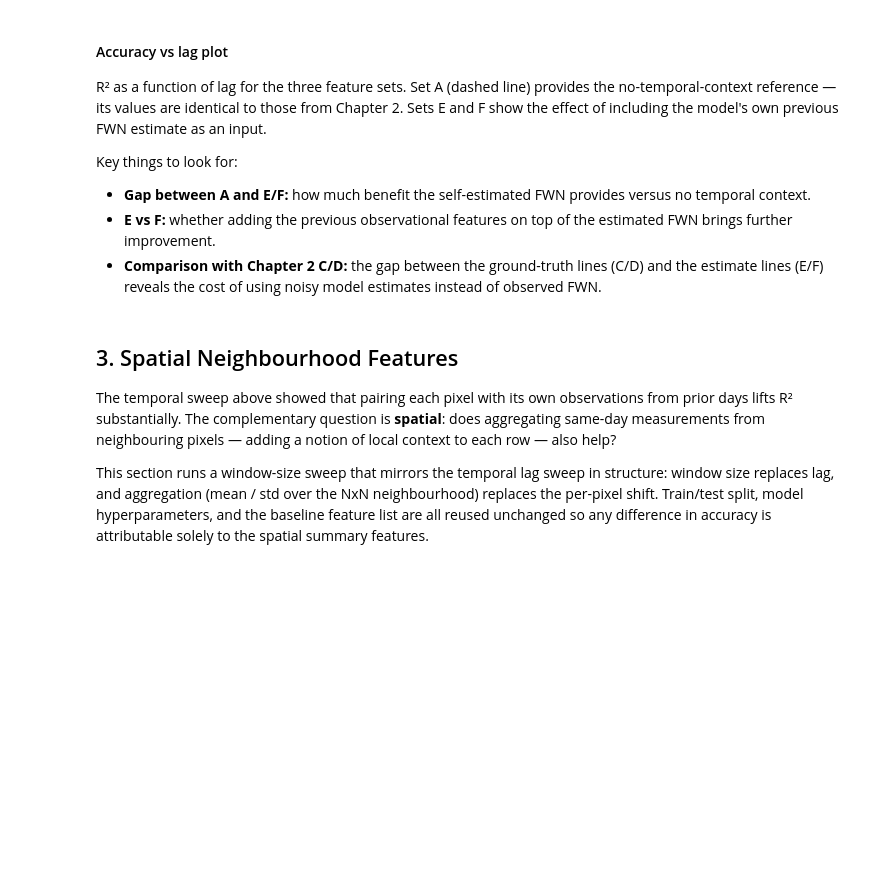
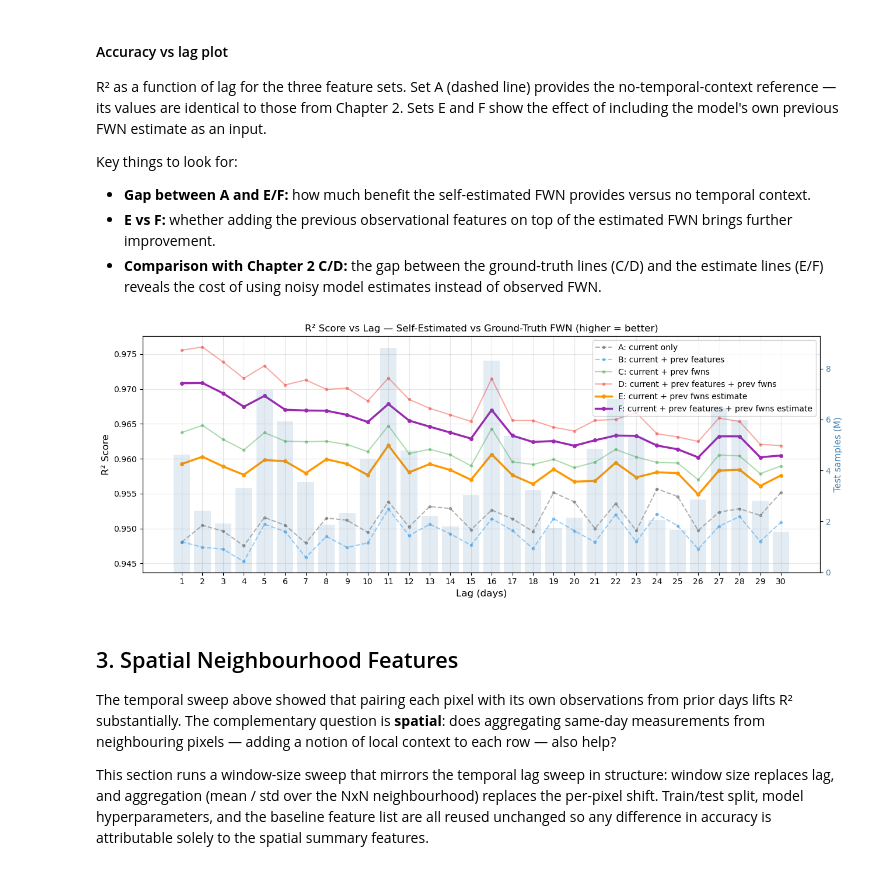
Before and after one commit to marcvem2AED/TFM_MCD_MarcVelascoMateu, a Jupyter notebook: 4-Temporal_and_spatial_context.ipynb, the cells around one changed output. Saved outputs shown, nothing was run; the diff lists cells and outputs as text; code cells hidden in the pictures; blank space fills up the shorter version.

```diff
--- a/4-Temporal_and_spatial_context.ipynb
+++ b/4-Temporal_and_spatial_context.ipynb
@@ -694,16 +705,16 @@ Feature set A results are reused from the Chapter 1 checkpoint — no retraining
 
 The `results_est` dictionary accumulates all metrics (A from Ch1, E and F from this sweep) and is the sole input to the analysis and plotting cells below.
 # %%
-CH1_CKPT = 'results/temporal_lag_sweep_checkpoint.csv'
+CH2_CKPT = 'results/temporal_lag_sweep_checkpoint.csv'
 EST_CKPT = 'results/temporal_estimate_sweep_checkpoint.csv'
 os.makedirs('results', exist_ok=True)
 
 # Load A results from Chapter 1 checkpoint
-ch1_df = pd.read_csv(CH1_CKPT)
+ch2_df = pd.read_csv(CH2_CKPT)
 
 # results_est[lag] = [metrics_A, metrics_E, metrics_F]
 results_est = {}
-for _, row in ch1_df[ch1_df['feature_set'] == 'A: current only'].iterrows():
+for _, row in ch2_df[ch2_df['feature_set'] == 'A: current only'].iterrows():
     lag = int(row['lag'])
     results_est[lag] = [
         {'r2': row['r2'], 'rmse': row['rmse'], 'mae': row['mae'],
@@ -718,7 +729,11 @@ if os.path.exists(EST_CKPT):
     print(f"Resuming from estimate checkpoint: {len(est_ckpt_df)} rows already done.")
     for _, row in est_ckpt_df.iterrows():
         lag = int(row['lag'])
-        fs_idx = FEATURE_SET_NAMES_EST.index(row['feature_set'])
+        fs_name = row['feature_set']
+        if fs_name not in FEATURE_SET_NAMES_EST:
+            print(f"  WARNING: unknown feature set '{fs_name}' in checkpoint, skipping.")
+            continue
+        fs_idx = FEATURE_SET_NAMES_EST.index(fs_name)
         results_est[lag][fs_idx] = {
             'r2':      row['r2'],
             'rmse':    row['rmse'],
@@ -742,6 +757,13 @@ for lag in LAGS:
 
     train = df_lag_est[df_lag_est['year'] == 2017]
     test  = df_lag_est[df_lag_est['year'] == 2018]
+
+    if len(train) == 0 or len(test) == 0:
+        print(f"  WARNING: empty split (train={len(train)}, test={len(test)}). "
+              f"Check df_est years: {sorted(df_lag_est['year'].unique())}. Skipping.")
+        del df_lag_est
+        gc.collect()
+        continue
 
     lag_col_names = [f'{c}_lag' for c in PREV_FEATURE_COLS]
     feature_sets_est = get_feature_sets_est(lag_col_names)
@@ -820,49 +878,62 @@ Key things to look for:
 - **E vs F:** whether adding the previous observational features on top of the estimated FWN brings further improvement.
 - **Comparison with Chapter 2 C/D:** the gap between the ground-truth lines (C/D) and the estimate lines (E/F) reveals the cost of using noisy model estimates instead of observed FWN.
 # %%
-# Load results from CSV
+# Load both result sets
 results_est_df = pd.read_csv('results/temporal_estimate_sweep.csv')
+ch2_df = pd.read_csv('results/temporal_lag_sweep_checkpoint.csv')
 
-COLORS_EST = {
+COLORS_ALL = {
     'A: current only':                                 '#555555',
+    'B: current + prev features':                      '#2196F3',
+    'C: current + prev fwns':                          '#4CAF50',
+    'D: current + prev features + prev fwns':          '#F44336',
     'E: current + prev fwns estimate':                 '#FF9800',
     'F: current + prev features + prev fwns estimate': '#9C27B0',
 }
-LINESTYLES_EST = {
+LINESTYLES_ALL = {
     'A: current only':                                 '--',
+    'B: current + prev features':                      '--',
+    'C: current + prev fwns':                          '-',
+    'D: current + prev features + prev fwns':          '-',
     'E: current + prev fwns estimate':                 '-',
     'F: current + prev features + prev fwns estimate': '-',
 }
 
 fig, ax = plt.subplots(figsize=(13, 5))
 
-for fs_name in FEATURE_SET_NAMES_EST:
+# Ch2 baselines (A, B, C, D) — faded for context
+for fs_name in ['A: current only', 'B: current + prev features',
+                'C: current + prev fwns', 'D: current + prev features + prev fwns']:
+    sub = ch2_df[ch2_df['feature_set'] == fs_name].sort_values('lag')
+    ax.plot(sub['lag'], sub['r2'], label=fs_name,
+            color=COLORS_ALL[fs_name], linestyle=LINESTYLES_ALL[fs_name],
+            linewidth=1.5, marker='o', markersize=3, alpha=0.45)
+
+# Estimate-based feature sets (E, F) — bold
+for fs_name in ['E: current + prev fwns estimate', 'F: current + prev features + prev fwns estimate']:
     sub = results_est_df[results_est_df['feature_set'] == fs_name].sort_values('lag')
-    ax.plot(
-        sub['lag'], sub['r2'],
-        label=fs_name,
-        color=COLORS_EST[fs_name],
-        linestyle=LINESTYLES_EST[fs_name],
-        linewidth=2,
-        marker='o', markersize=4,
-    )
+    ax.plot(sub['lag'], sub['r2'], label=fs_name,
+            color=COLORS_ALL[fs_name], linestyle=LINESTYLES_ALL[fs_name],
+            linewidth=2.5, marker='o', markersize=4)
 
 ax.set_xlabel('Lag (days)', fontsize=12)
 ax.set_ylabel('R² Score', fontsize=12)
 ax.grid(True, alpha=0.3)
 ax.legend(fontsize=10, loc='best')
-ax.set_title('R² Score vs Lag — Self-Estimated FWN as Temporal Feature (higher = better)', fontsize=12)
+ax.set_title('R² Score vs Lag — Self-Estimated vs Ground-Truth FWN (higher = better)', fontsize=12)
 ax.set_xticks(LAGS)
 
 # Secondary y-axis for sample count
 ax2 = ax.twinx()
 sub_a = results_est_df[results_est_df['feature_set'] == FEATURE_SET_NAMES_EST[0]].sort_values('lag')
-ax2.bar(sub_a['lag'], sub_a['n_test'] / 1e6, color='steelblue', alpha=0.15, edgecolor='none', label='Test samples (M)')
+ax2.bar(sub_a['lag'], sub_a['n_test'] / 1e6, color='steelblue', alpha=0.15, edgecolor='none')
 ax2.set_ylabel('Test samples (M)', color='steelblue', fontsize=11)
 ax2.tick_params(axis='y', labelcolor='steelblue')
 
 plt.tight_layout()
 plt.show()
+# %% [output]
+[figure, added]
 # %% [markdown]
 ## 3. Spatial Neighbourhood Features
 
```
Also changed, not shown: parts of 4 cells of this notebook, 3 other files.
